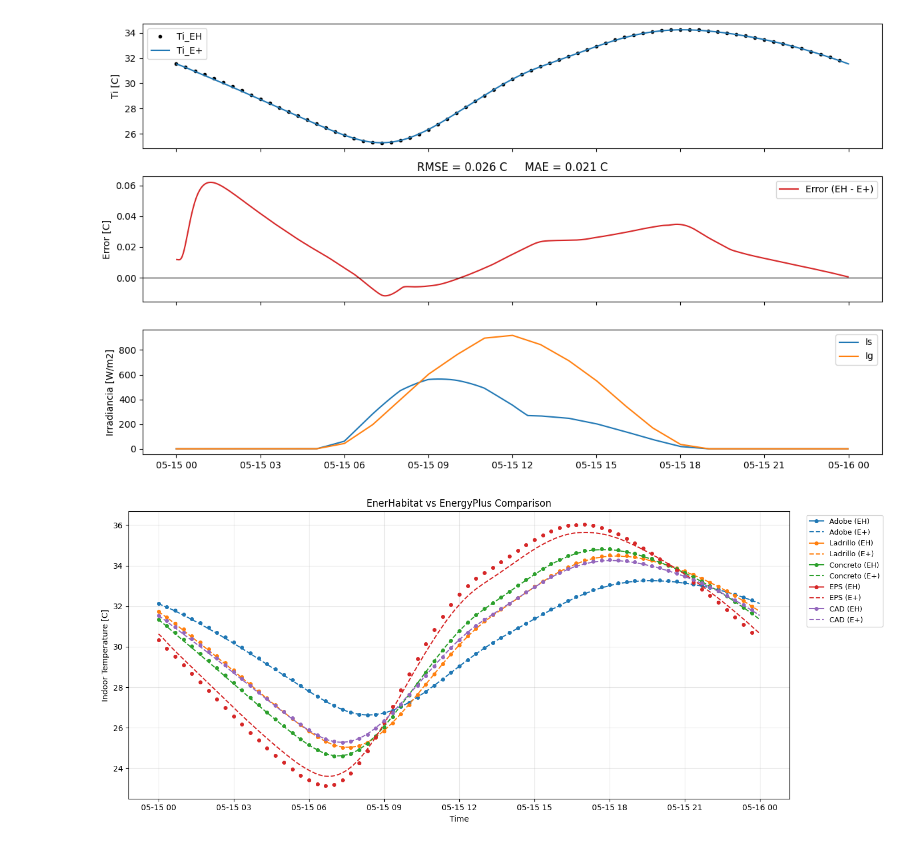
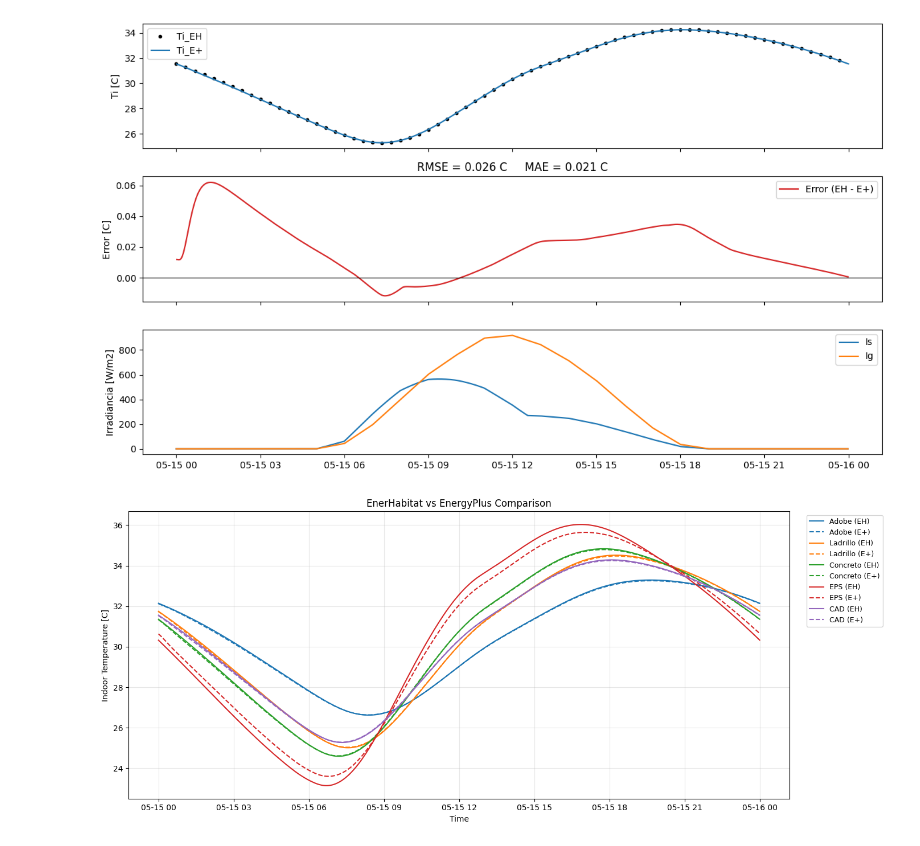
Before and after one commit to Ener-Habitat/eh_validation, a Jupyter notebook: notebooks/000_eh_validation_EPlus_nAC.ipynb, the cells around one changed output. Cells and saved outputs as stored; diff of their text form; code cells hidden in the pictures.

```diff
--- a/notebooks/000_eh_validation_EPlus_nAC.ipynb
+++ b/notebooks/000_eh_validation_EPlus_nAC.ipynb
@@ -210,32 +211,32 @@ colors = plt.cm.tab10.colors
 mark_every = 1200
 
 for i, (name, data) in enumerate(results.items()):
     color = colors[i]
 
     # EnerHabitat: linea continua con marca cada 10 min
     ax.plot(data['Ti_EH'],
             color=color,
             linestyle='-',
             linewidth=1.5,
-            marker='o',
+            # marker='o',
             markevery=mark_every,
             markersize=4,
             label=f"{name} (EH)")
 
     # EnergyPlus: dashed line
     ax.plot(data['Ti_EP'],
             color=color,
             linestyle='--',
             linewidth=1.5,
             label=f"{name} (E+)")
 
 ax.set_xlabel('Time')
 ax.set_ylabel('Indoor Temperature [C]')
 ax.set_title('EnerHabitat vs EnergyPlus Comparison')
 ax.legend(bbox_to_anchor=(1.02, 1), loc='upper left', fontsize=9)
 ax.grid(True, alpha=0.3)
 
 plt.tight_layout()
 plt.show()
 # %% [output]
-[figure, old version]
+[figure, new version]
```
Also changed, not shown: parts of 1 cell of this notebook, 10 other files.
